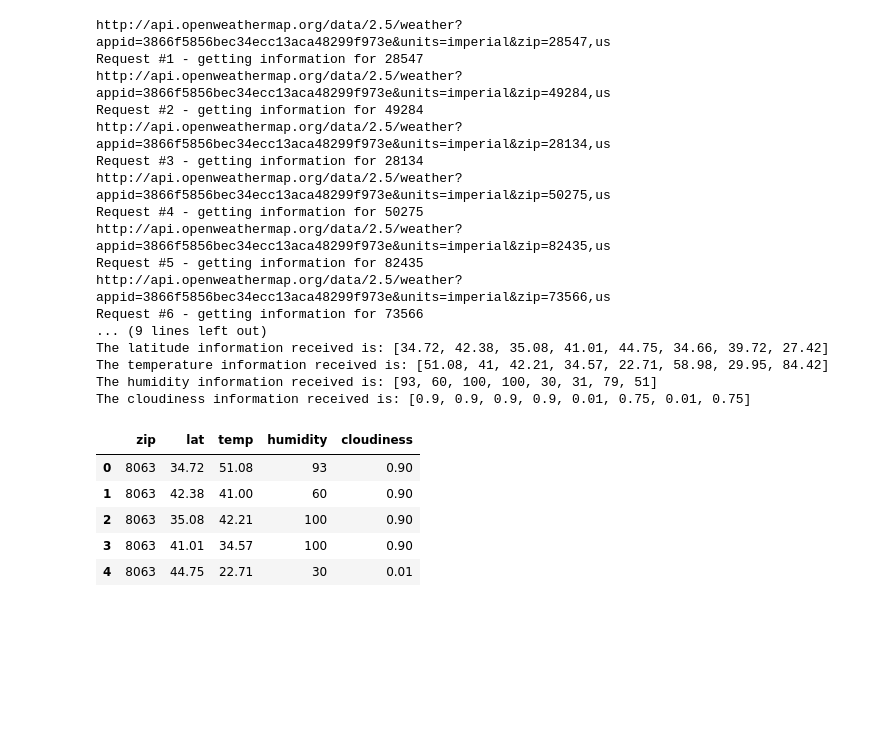
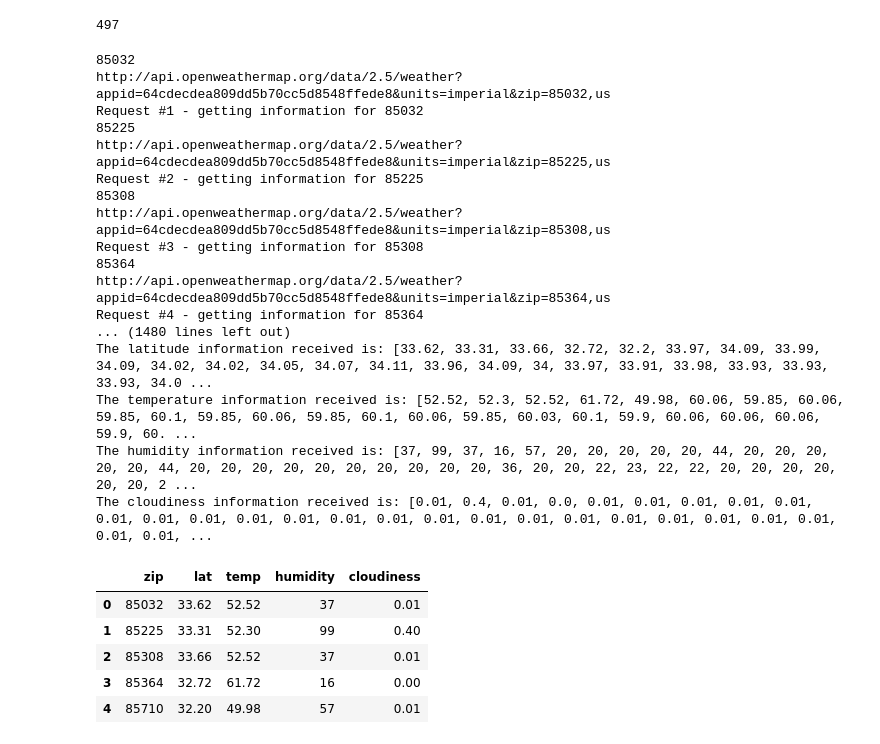
Before and after one commit to chrisholyoake/Project_2_Weather_Vs_Income, a Jupyter notebook: weather_api.ipynb, the cells around one changed output. Cells and saved outputs as stored; diff of their text form; code cells hidden in the pictures; blank space fills up the shorter version.

```diff
--- a/weather_api.ipynb
+++ b/weather_api.ipynb
@@ -21,16 +21,25 @@ query_url
+# %%
+#pull zips from csv
+zipfromCSV = pd.read_csv('Resources/income_by_zipcode.csv')
+list(zipfromCSV)
+#zipfromCSV
+zipSeries=zipfromCSV[(zipfromCSV['ZIPCODE']>=10000)&(zipfromCSV['Number of returns']>=25000)]['ZIPCODE']
+#len(zipSeries)
+zipSeries.values.tolist()
+# use ALL zip codes
+#zipSeries = zipfromCSV()
+#zipSeries.where(zipfromCSV['Number of returns']>25000)
+# IF YOU WANT TO USE A SAMPLE INSTEAD OF THE FULL LIST, UNCOMMENT LINE 8
+#zipSeries = zipSeries.sample(n=10)
+#list(zipfromCSV)
+len(zipSeries)
+# %% [output]
+497
 # %%
-#pull zips from csv
-zipfromCSV = pd.read_csv('Resources/income_by_zipcode.csv')
-
-# use ALL zip codes
-zipSeries = zipfromCSV['ZIPCODE']
-
-# IF YOU WANT TO USE A SAMPLE INSTEAD OF THE FULL LIST, UNCOMMENT LINE 8
-zipSeries = zipSeries.sample(n=10)
-
 # set up lists to hold reponse info
-zipSeries.values.tolist()
+#zipSeries.values.tolist()
 lat = []
+zipcode=[]
 temp = [] #fahrenheit
 humidity = [] #as a percentage
 cloudiness = [] #as a percentage
@@ -40,8 +49,10 @@ request_counter = 1
 
 # Loop through the list of cities and perform a request for data on each
 for zip in zipSeries:
+    print(zip)
     try:
         print(query_url + str(zip) + country_code)
+        zipcode.append(zip)
         response = requests.get(query_url + str(zip) + country_code).json()
         lat.append(response['coord']['lat'])
         temp.append(response['main']['temp'])
@@ -59,41 +70,41 @@ print(f"The temperature information received is: {temp}")
 print(f"The humidity information received is: {humidity}")
 print(f"The cloudiness information received is: {cloudiness}")
 # %% [output]
-http://api.openweathermap.org/data/2.5/weather?appid=3866f5856bec34ecc13aca48299f973e&units=imperial&zip=28547,us
-Request #1 - getting information for 28547
-http://api.openweathermap.org/data/2.5/weather?appid=3866f5856bec34ecc13aca48299f973e&units=imperial&zip=49284,us
-Request #2 - getting information for 49284
-http://api.openweathermap.org/data/2.5/weather?appid=3866f5856bec34ecc13aca48299f973e&units=imperial&zip=28134,us
-Request #3 - getting information for 28134
-http://api.openweathermap.org/data/2.5/weather?appid=3866f5856bec34ecc13aca48299f973e&units=imperial&zip=50275,us
-Request #4 - getting information for 50275
-http://api.openweathermap.org/data/2.5/weather?appid=3866f5856bec34ecc13aca48299f973e&units=imperial&zip=82435,us
-Request #5 - getting information for 82435
-http://api.openweathermap.org/data/2.5/weather?appid=3866f5856bec34ecc13aca48299f973e&units=imperial&zip=73566,us
-Request #6 - getting information for 73566
-... (9 lines left out)
-The latitude information received is: [34.72, 42.38, 35.08, 41.01, 44.75, 34.66, 39.72, 27.42]
-The temperature information received is: [51.08, 41, 42.21, 34.57, 22.71, 58.98, 29.95, 84.42]
-The humidity information received is: [93, 60, 100, 100, 30, 31, 79, 51]
-The cloudiness information received is: [0.9, 0.9, 0.9, 0.9, 0.01, 0.75, 0.01, 0.75]
+85032
+http://api.openweathermap.org/data/2.5/weather?appid=64cdecdea809dd5b70cc5d8548ffede8&units=imperial&zip=85032,us
+Request #1 - getting information for 85032
+85225
+http://api.openweathermap.org/data/2.5/weather?appid=64cdecdea809dd5b70cc5d8548ffede8&units=imperial&zip=85225,us
+Request #2 - getting information for 85225
+85308
+http://api.openweathermap.org/data/2.5/weather?appid=64cdecdea809dd5b70cc5d8548ffede8&units=imperial&zip=85308,us
+Request #3 - getting information for 85308
+85364
+http://api.openweathermap.org/data/2.5/weather?appid=64cdecdea809dd5b70cc5d8548ffede8&units=imperial&zip=85364,us
+Request #4 - getting information for 85364
+... (1480 lines left out)
+The latitude information received is: [33.62, 33.31, 33.66, 32.72, 32.2, 33.97, 34.09, 33.99, 34.09, 34.02, 34.02, 34.05, 34.07, 34.11, 33.96, 34.09, 34, 33.97, 33.91, 33.98, 33.93, 33.93, 33.93, 34.0 ...
+The temperature information received is: [52.52, 52.3, 52.52, 61.72, 49.98, 60.06, 59.85, 60.06, 59.85, 60.1, 59.85, 60.06, 59.85, 60.1, 60.06, 59.85, 60.03, 60.1, 59.9, 60.06, 60.06, 60.06, 59.9, 60. ...
+The humidity information received is: [37, 99, 37, 16, 57, 20, 20, 20, 20, 20, 44, 20, 20, 20, 20, 20, 44, 20, 20, 20, 20, 20, 20, 20, 20, 20, 20, 36, 20, 20, 22, 23, 22, 22, 20, 20, 20, 20, 20, 20, 2 ...
+The cloudiness information received is: [0.01, 0.4, 0.01, 0.0, 0.01, 0.01, 0.01, 0.01, 0.01, 0.01, 0.01, 0.01, 0.01, 0.01, 0.01, 0.01, 0.01, 0.01, 0.01, 0.01, 0.01, 0.01, 0.01, 0.01, 0.01, 0.01, 0.01, ...
 # %%
 # create a data frame from cities, lat, and temp
 weather_dict = {
-    "zip": zip,
+    "zip": zipcode,
     "lat": lat,
     "temp": temp,
     "humidity": humidity,
     "cloudiness": cloudiness
 #     "windSpeed": windSpeed
 }
 
 weather_data = pd.DataFrame(weather_dict)
 weather_data.to_csv('weather_data_by_zip.csv')
 weather_data.head()
 # %% [output]
 |  | zip | lat | temp | humidity | cloudiness |
-| 0 | 8063 | 34.72 | 51.08 | 93 | 0.90 |
-| 1 | 8063 | 42.38 | 41.00 | 60 | 0.90 |
-| 2 | 8063 | 35.08 | 42.21 | 100 | 0.90 |
-| 3 | 8063 | 41.01 | 34.57 | 100 | 0.90 |
-| 4 | 8063 | 44.75 | 22.71 | 30 | 0.01 |
+| 0 | 85032 | 33.62 | 52.52 | 37 | 0.01 |
+| 1 | 85225 | 33.31 | 52.30 | 99 | 0.40 |
+| 2 | 85308 | 33.66 | 52.52 | 37 | 0.01 |
+| 3 | 85364 | 32.72 | 61.72 | 16 | 0.00 |
+| 4 | 85710 | 32.20 | 49.98 | 57 | 0.01 |
```
Also changed, not shown: parts of 1 cell of this notebook.
